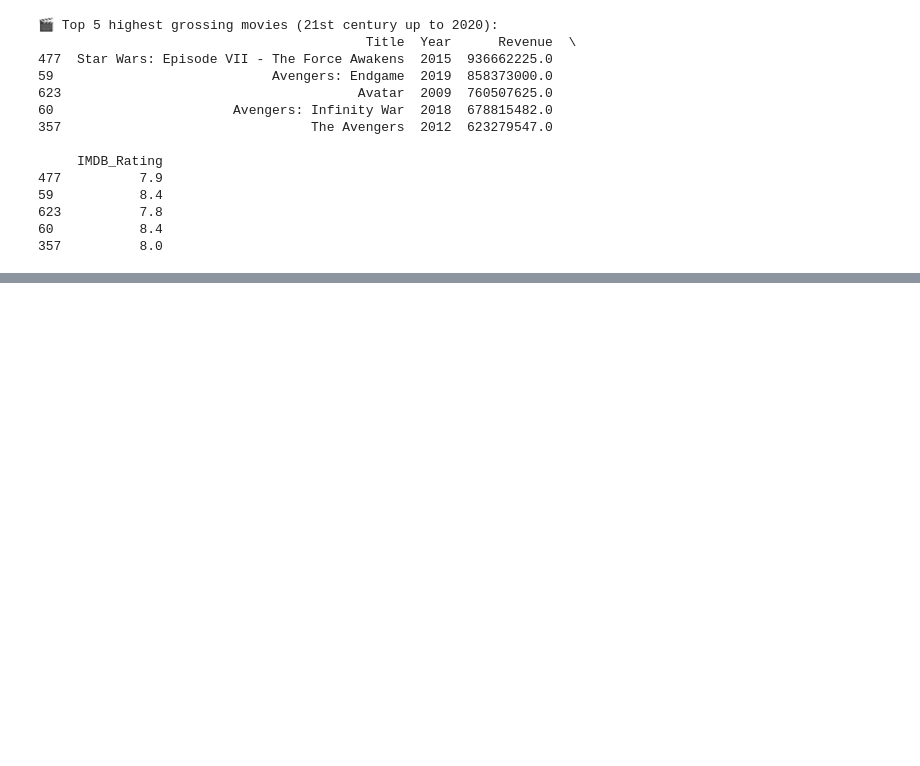
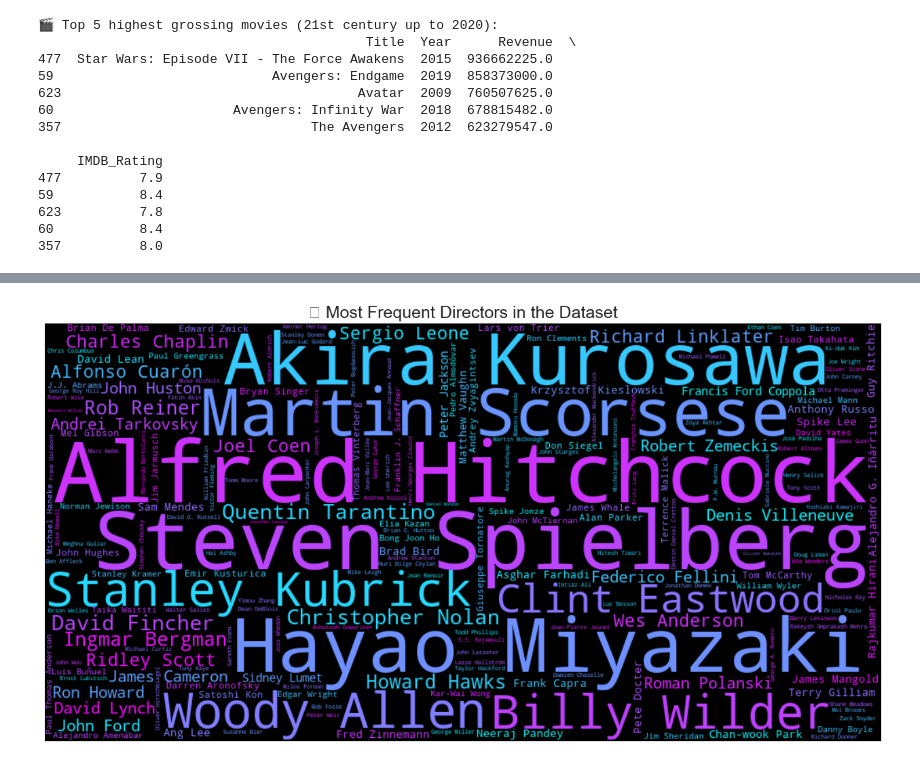
Before and after one commit to JuanmaCM7/IMDB_top_1000_movies, a Jupyter notebook: Notebooks/EDA.ipynb, the cells around one changed output, grey strips where cells are left out. Cells and saved outputs as stored; diff of their text form; code cells hidden in the pictures; blank space fills up the shorter version.

```diff
--- a/Notebooks/EDA.ipynb
+++ b/Notebooks/EDA.ipynb
@@ -701,0 +731,26 @@ print(top_5_21st_century[['Title', 'Year', 'Revenue', 'IMDB_Rating']])
+# %%
+from wordcloud import WordCloud
+import matplotlib.pyplot as plt
+
+# Drop missing values and strip whitespace in 'Director' column
+directors = df['Director'].dropna().str.strip()
+
+# Count occurrences of each director
+director_counts = directors.value_counts()
+
+# Create the WordCloud from frequencies
+wordcloud = WordCloud(
+    width=1000,
+    height=500,
+    background_color='black',
+    colormap='cool'
+).generate_from_frequencies(director_counts)
+
+# Plot the WordCloud
+plt.figure(figsize=(16, 8))
+plt.imshow(wordcloud, interpolation='bilinear')
+plt.axis('off')
+plt.title('🎬 Most Frequent Directors in the Dataset', fontsize=18)
+plt.show()
+# %% [output]
+[figure, added]
```
Also changed, not shown: parts of 20 cells of this notebook.
